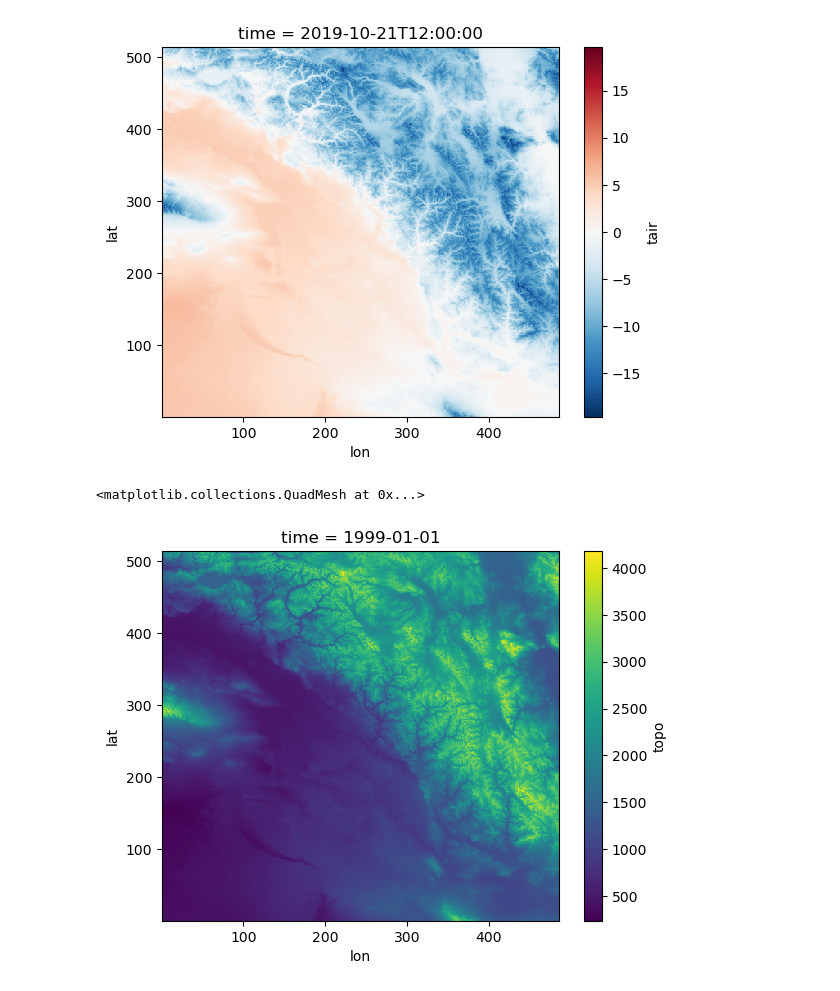
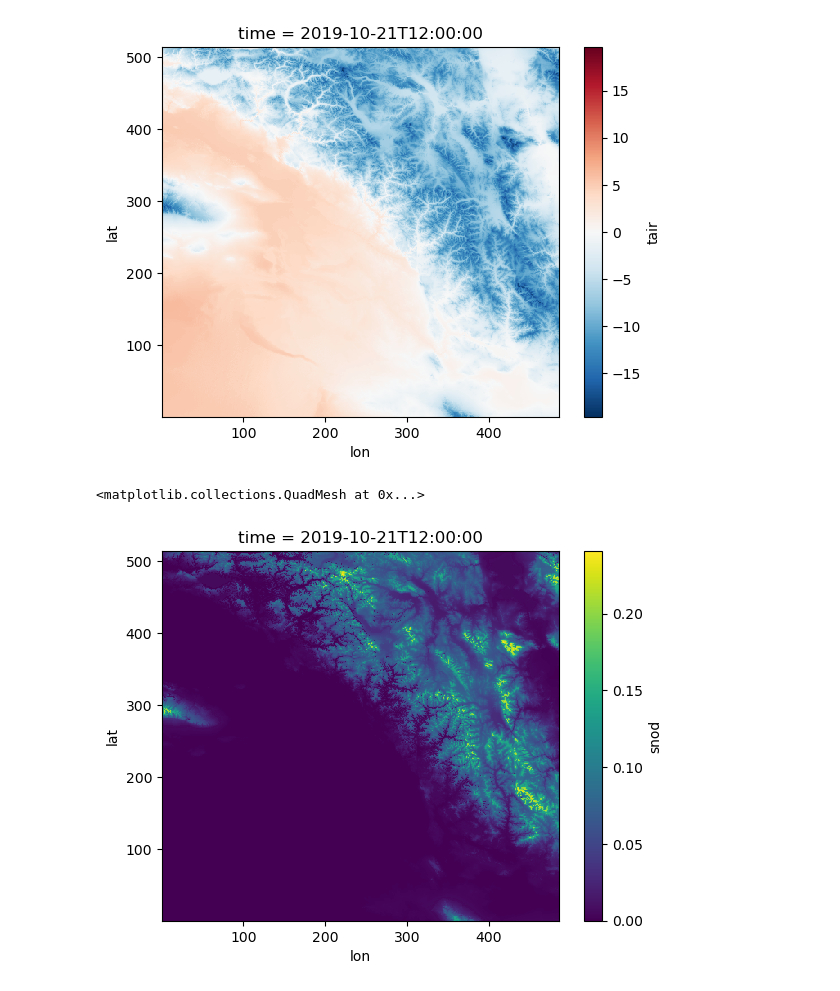
Before and after one commit to wk1984/Parallel-SnowModel-1.0, a Jupyter notebook: Read_SnowModel_Parallel.ipynb, the cells around one changed output. Cells and saved outputs as stored; diff of their text form; code cells hidden in the pictures.

```diff
--- a/Read_SnowModel_Parallel.ipynb
+++ b/Read_SnowModel_Parallel.ipynb
@@ -89,8 +88,8 @@ ctl.tair[50].plot()
 <matplotlib.collections.QuadMesh at 0x...>
 [figure]
 # %%
-ctl = open_CtlDataset('test.ctl')
-ctl.topo.plot()
+ctl = open_CtlDataset('ctl_files/wo_assim/snod.ctl')
+ctl.snod[50].plot()
 # %% [output]
 <matplotlib.collections.QuadMesh at 0x...>
-[figure, old version]
+[figure, new version]
```
Also changed, not shown: parts of 7 cells of this notebook.
